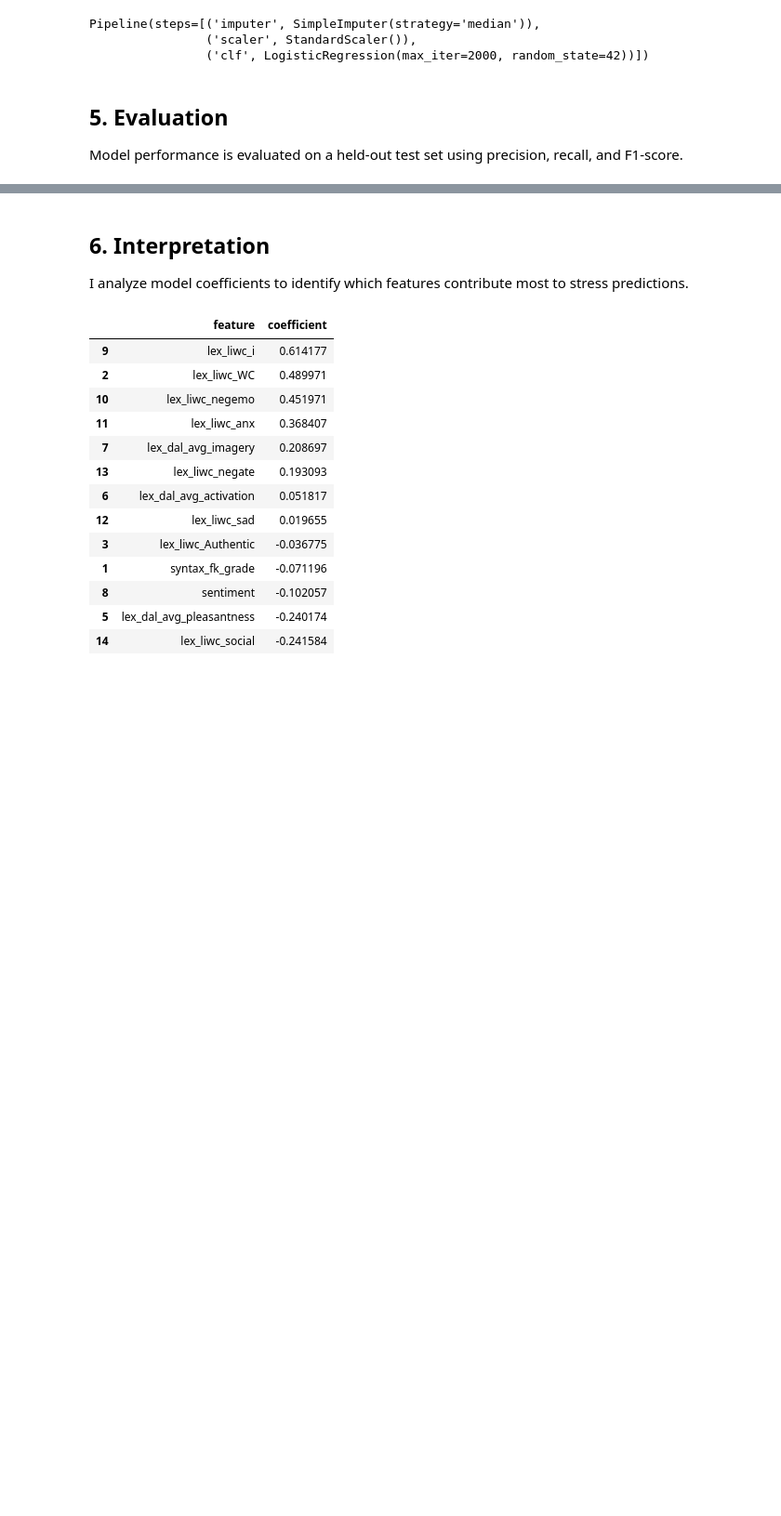
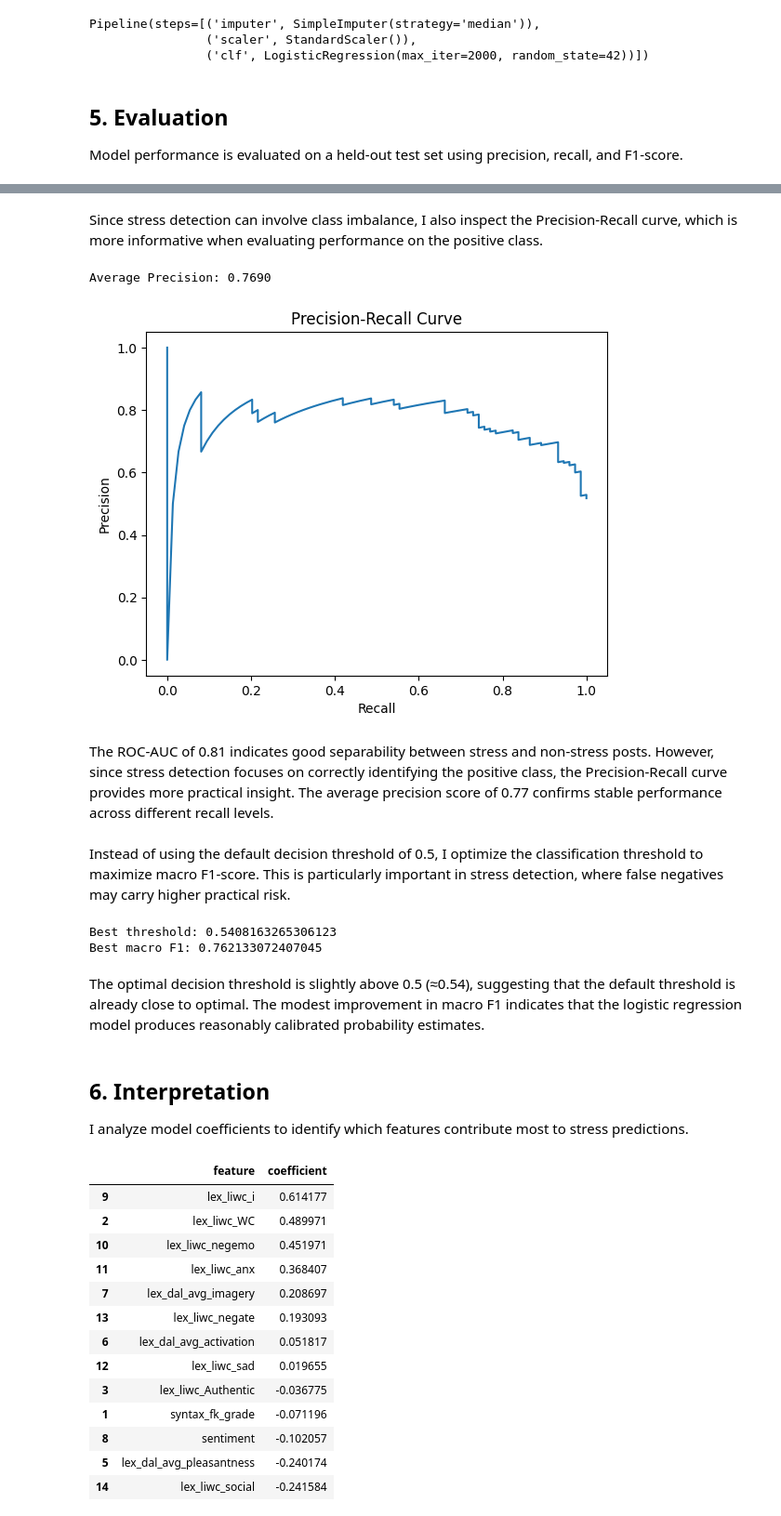
Before and after one commit to jacques2/dreaddit-stress-nlp, a Jupyter notebook: notebooks/02_train_baseline.ipynb, the cells around one changed output, grey strips where cells are left out. Shown at 93% size. Cells and saved outputs as stored; diff of their text form; code cells hidden in the pictures; blank space fills up the shorter version.

Commit message:
Added roc_auc and optimized treshold

```diff
--- a/notebooks/02_train_baseline.ipynb
+++ b/notebooks/02_train_baseline.ipynb
@@ -140,3 +165,42 @@ Confusion matrix:
+# %% [markdown]
+Since stress detection can involve class imbalance, I also inspect the Precision-Recall curve, which is more informative when evaluating performance on the positive class.
+# %%
+precision, recall, _ = precision_recall_curve(y_test, y_proba)
+ap = average_precision_score(y_test, y_proba)
+
+print(f"Average Precision: {ap:.4f}")
+
+plt.figure()
+plt.plot(recall, precision)
+plt.xlabel("Recall")
+plt.ylabel("Precision")
+plt.title("Precision-Recall Curve")
+plt.show()
+# %% [output]
+Average Precision: 0.7690
+[figure, added]
+# %% [markdown]
+The ROC-AUC of 0.81 indicates good separability between stress and non-stress posts. However, since stress detection focuses on correctly identifying the positive class, the Precision-Recall curve provides more practical insight. The average precision score of 0.77 confirms stable performance across different recall levels.
+# %% [markdown]
+Instead of using the default decision threshold of 0.5, I optimize the classification threshold to maximize macro F1-score. This is particularly important in stress detection, where false negatives may carry higher practical risk.
+# %%
+thresholds = np.linspace(0.1, 0.9, 50)
+f1_scores = []
+
+for t in thresholds:
+    y_pred_thresh = (y_proba >= t).astype(int)
+    f1_scores.append(f1_score(y_test, y_pred_thresh, average="macro"))
+
+best_threshold = thresholds[np.argmax(f1_scores)]
+best_f1 = np.max(f1_scores)
+
+print("Best threshold:", best_threshold)
+print("Best macro F1:", best_f1)
+# %% [output]
+Best threshold: 0.5408163265306123
+Best macro F1: 0.762133072407045
+# %% [markdown]
+The optimal decision threshold is slightly above 0.5 (≈0.54), suggesting that the default threshold is already close to optimal. The modest improvement in macro F1 indicates that the logistic regression model produces reasonably calibrated probability estimates.
 # %% [markdown]
 ## 6. Interpretation
 
```
Also changed, not shown: parts of 5 cells of this notebook.
